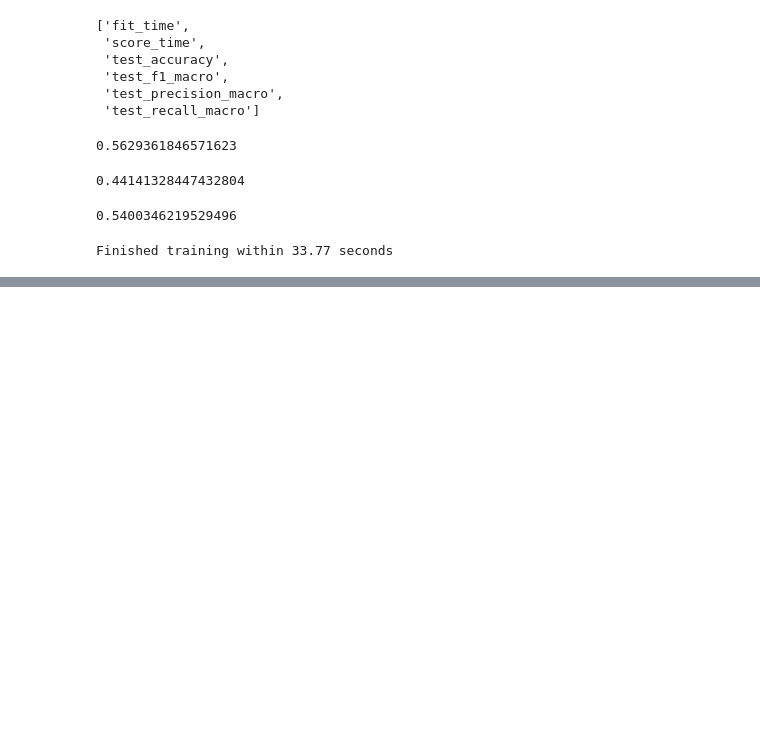
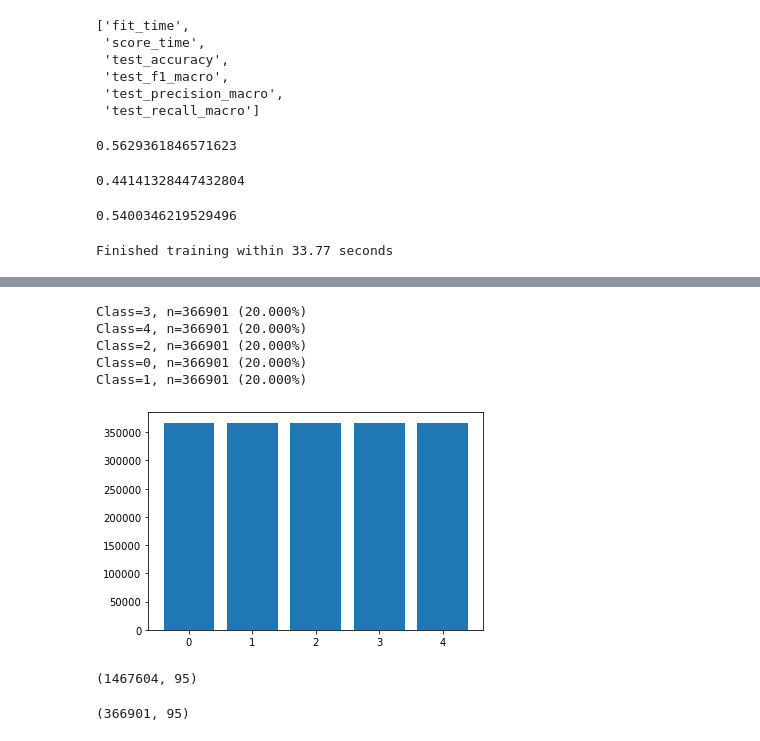
Before and after one commit to aqeelahmedj/IoT-BotNet-detection-on-IoT23-dataset, a Jupyter notebook: IoT23/Data Preparation/1M_results_17_5_2022-without'Ts'.ipynb, the cells around one changed output, grey strips where cells are left out. Cells and saved outputs as stored; diff of their text form; code cells hidden in the pictures; blank space fills up the shorter version.

```diff
--- a/IoT23/Data Preparation/1M_results_17_5_2022-without'Ts'.ipynb
+++ b/IoT23/Data Preparation/1M_results_17_5_2022-without'Ts'.ipynb
@@ -240,7 +242,5 @@ cat_df.head()
 # %%
-cat_df = pd.get_dummies(cat_df, columns=['proto'])
-cat_df = pd.get_dummies(cat_df, columns=['conn_state'])
-cat_df = pd.get_dummies(cat_df, columns=['history'])
+cat_df = pd.get_dummies(cat_df, columns=['proto','conn_state','history','service'])
 # %%
 cat_df.head()
 # %% [output]
@@ -609,0 +655,17 @@ Finished training within 33.77 seconds
+# %%
+counter = Counter(ys)
+for k,v in counter.items():
+	per = v / len(ys) * 100
+	print('Class=%d, n=%d (%.3f%%)' % (k, v, per))
+# %% [output]
+Class=3, n=366901 (20.000%)
+Class=4, n=366901 (20.000%)
+Class=2, n=366901 (20.000%)
+Class=0, n=366901 (20.000%)
+Class=1, n=366901 (20.000%)
+# %%
+# plot the distribution
+plt.bar(counter.keys(), counter.values())
+plt.show()
+# %% [output]
+[figure, added]
@@ -609,0 +679,8 @@ Finished training within 33.77 seconds
+# %%
+X_train.shape
+# %% [output]
+(1467604, 95)
+# %%
+X_test.shape
+# %% [output]
+(366901, 95)
```
Also changed, not shown: parts of 38 cells of this notebook.
